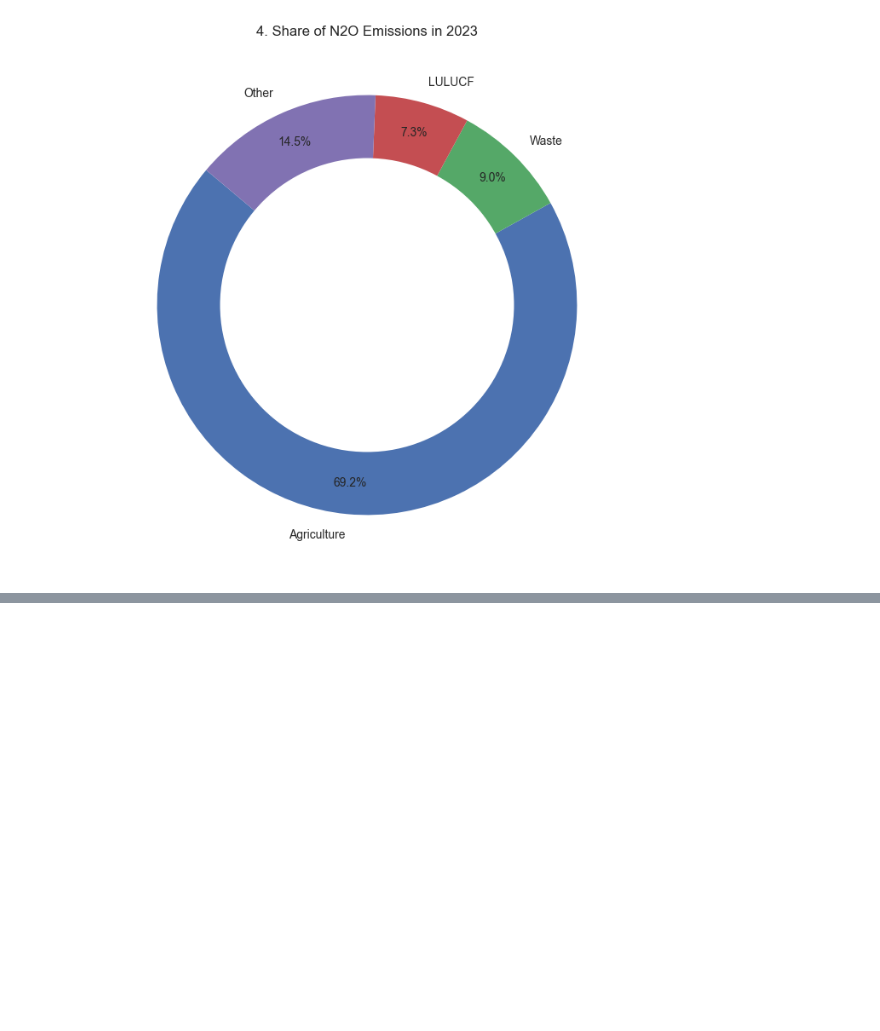
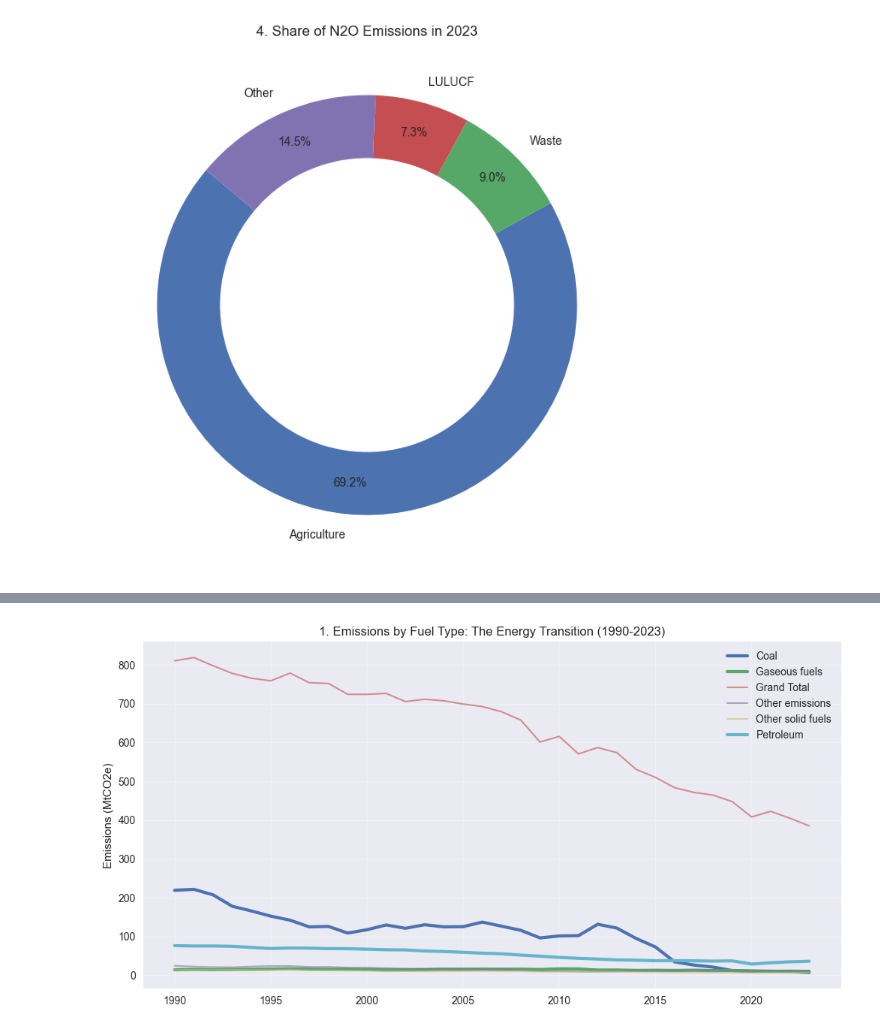
Before and after one commit to Shreyasrs23/UK-Carbon-Emissions-Data-Mining-Project, a Jupyter notebook: Data_Exploration.ipynb, the cells around one changed output, grey strips where cells are left out. Saved outputs shown, nothing was run; the diff lists cells and outputs as text; code cells hidden in the pictures; blank space fills up the shorter version.

```diff
--- a/Data_Exploration.ipynb
+++ b/Data_Exploration.ipynb
@@ -859,0 +952,92 @@ Sectors: ['Electricity supply', 'Fuel supply', 'Domestic transport', 'Buildings
+# %%
+import pandas as pd
+import matplotlib.pyplot as plt
+import seaborn as sns
+import numpy as np
+
+# ==========================================
+# 1. LOAD & CLEAN TABLE 1.7 (FUEL TYPE)
+# ==========================================
+file_path = 'final-greenhouse-gas-emissions-tables-2023.xlsx'
+
+# FIX: Table 1.7 header is usually on row 4 (index 4)
+df_fuel = pd.read_excel(file_path, sheet_name='1.7', header=4)
+
+# Clean column names
+df_fuel.columns = [c if isinstance(c, int) else str(c).strip() for c in df_fuel.columns]
+
+# Check if 'Fuel group' exists
+if 'Fuel group' not in df_fuel.columns:
+    # Fallback: Sometimes the first column is unnamed if the header row is off by 1
+    print("Warning: 'Fuel group' column not found immediately. Checking index 0.")
+    df_fuel.rename(columns={df_fuel.columns[0]: 'Fuel group'}, inplace=True)
+
+# Group by 'Fuel Group' and sum (Aggregating distinct fuels like 'Coal' and 'Anthracite' into 'Coal')
+year_cols_fuel = [c for c in df_fuel.columns if str(c).replace('.', '').isdigit()]
+df_fuel_agg = df_fuel.groupby('Fuel group')[year_cols_fuel].sum()
+
+# Fix Columns
+df_fuel_agg.columns = df_fuel_agg.columns.astype(int)
+
+# Filter out "Grand total" if it exists as a row
+if 'Grand total' in df_fuel_agg.index:
+    df_fuel_agg = df_fuel_agg.drop('Grand total')
+
+# Filter out "Total" if it exists
+if 'Total' in df_fuel_agg.index:
+    df_fuel_agg = df_fuel_agg.drop('Total')
+
+print("Fuel Data (1.7) Loaded Successfully.")
+print(f"Fuel Groups: {df_fuel_agg.index.tolist()}")
+
+# ==========================================
+# 2. VISUALIZATIONS FOR TABLE 1.7
+# ==========================================
+start_year, end_year = 1990, 2023
+
+# VIS 1: The Energy Transition (Line Chart)
+plt.figure(figsize=(12, 6))
+for fuel in df_fuel_agg.index:
+    # Highlight key fossil fuels vs renewables
+    lw = 3 if any(x in fuel for x in ['Coal', 'Petroleum', 'Gas']) else 1.5
+    alpha = 1.0 if lw==3 else 0.6
+    plt.plot(df_fuel_agg.columns, df_fuel_agg.loc[fuel], label=fuel, linewidth=lw, alpha=alpha)
+
+plt.title(f'1. Emissions by Fuel Type: The Energy Transition ({start_year}-{end_year})')
+plt.ylabel('Emissions (MtCO2e)')
+plt.legend()
+plt.grid(True, alpha=0.3)
+plt.show()
+
+# VIS 2: Stacked Area (Market Share)
+# Calculate percentage share
+df_pct = df_fuel_agg.div(df_fuel_agg.sum(axis=0), axis=1) * 100
+
+plt.figure(figsize=(12, 6))
+plt.stackplot(df_pct.columns, df_pct.values, labels=df_pct.index, alpha=0.85, cmap='inferno')
+plt.title('2. Share of Total Emissions by Fuel Type (%)')
+plt.ylabel('Percentage Share')
+plt.margins(0,0)
+plt.legend(bbox_to_anchor=(1.05, 1), loc='upper left')
+plt.show()
+
+# VIS 3: Diverging Bar Chart (Coal vs Gas vs Others)
+cols_to_plot = df_fuel_agg.loc[:, [start_year, end_year]].copy()
+cols_to_plot['Change'] = cols_to_plot[end_year] - cols_to_plot[start_year]
+cols_to_plot = cols_to_plot.sort_values('Change')
+
+colors = ['green' if x < 0 else 'red' for x in cols_to_plot['Change']]
+plt.figure(figsize=(10, 6))
+plt.barh(cols_to_plot.index, cols_to_plot['Change'], color=colors)
+plt.axvline(0, color='black')
+plt.title(f'3. Change in Fuel Emissions ({start_year} to {end_year})')
+plt.xlabel('Change in MtCO2e (Negative = Reduction)')
+plt.grid(axis='x', linestyle='--', alpha=0.5)
+plt.show()
+
+# VIS 4: Heatmap
+plt.figure(figsize=(12, 5))
+sns.heatmap(df_fuel_agg, cmap="YlOrBr", linewidths=.5, cbar_kws={'label': 'MtCO2e'})
+plt.title('4. Fuel Emission Intensity Heatmap')
+plt.show()
+# %% [output]
@@ -859,0 +1046 @@ Sectors: ['Electricity supply', 'Fuel supply', 'Domestic transport', 'Buildings
+[figure, added]
```
Also changed, not shown: parts of 4 cells of this notebook, 4 other files.
